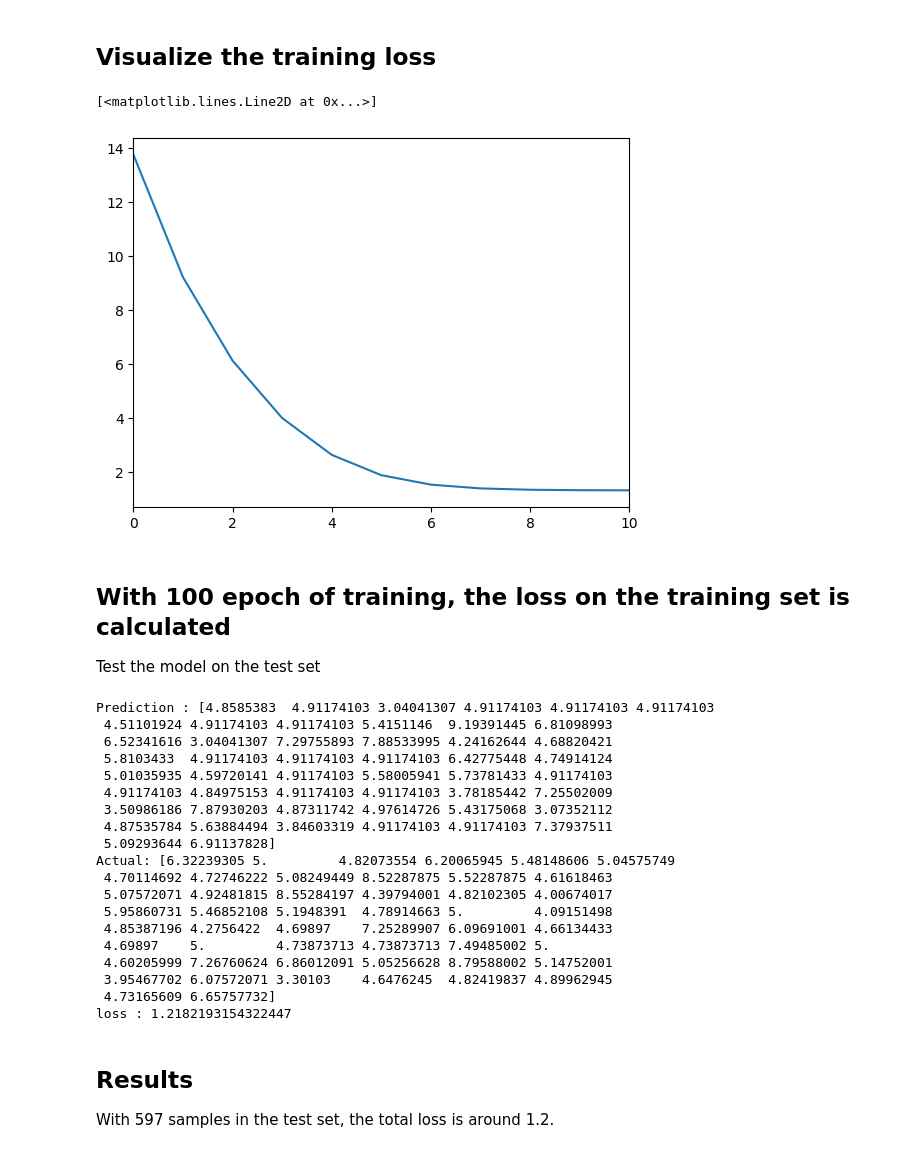
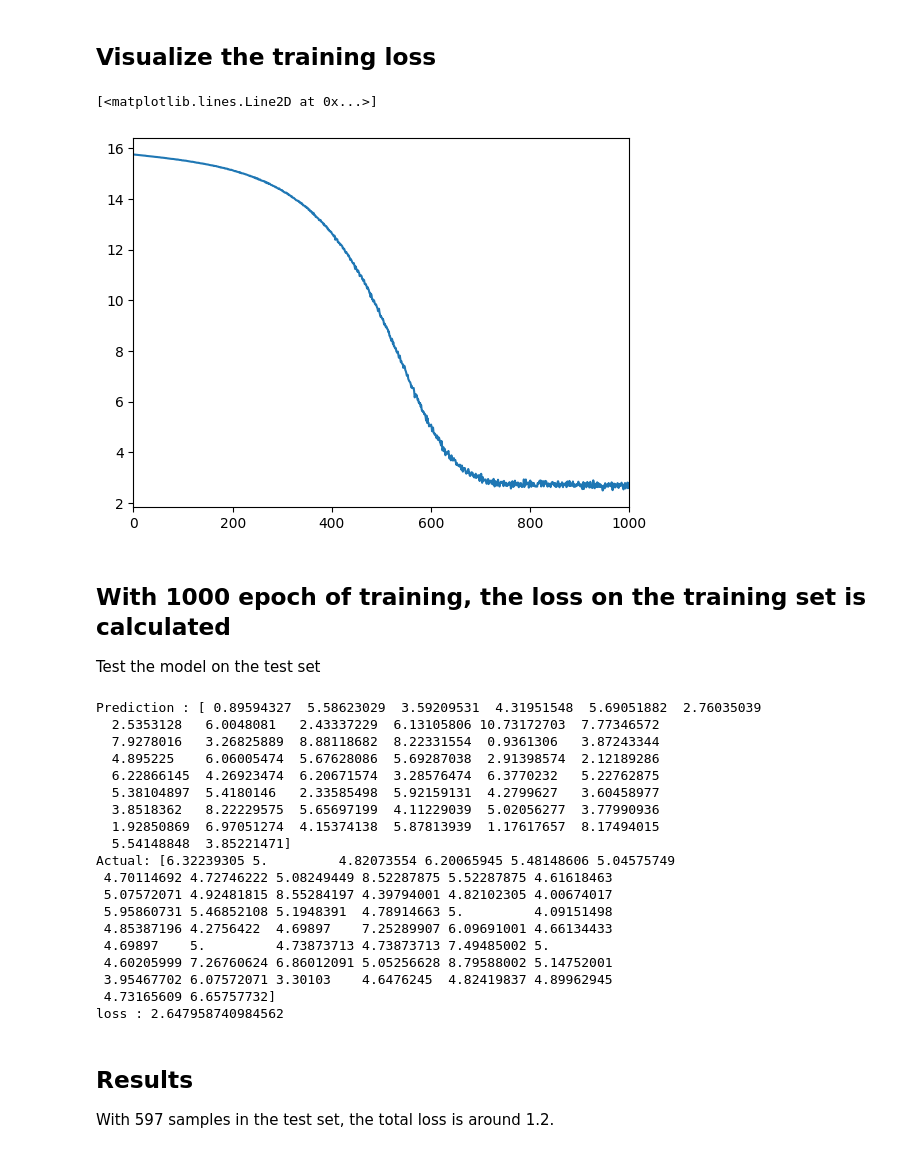
Before and after one commit to HenryYang03/pIC50_prediction_book, a Jupyter notebook: pIC50_prediction/_build/jupyter_execute/notebooks/Neural_Network_prediction.ipynb, the cells around one changed output. Drawn from its saved outputs; the diff is of its cells as text; code cells hidden in the pictures.

```diff
--- a/pIC50_prediction/_build/jupyter_execute/notebooks/Neural_Network_prediction.ipynb
+++ b/pIC50_prediction/_build/jupyter_execute/notebooks/Neural_Network_prediction.ipynb
@@ -136,21 +159,27 @@ $$
 def deriv_ReLU(Z):
     return Z > 0
 
-def back_prop(X, Y, Z1, A1, Z2, A2, W2):
+def back_prop(X, Y, Z1, A1, Z2, A2, Z3, A3, W2, W3):
     m = X.shape[1]
 
     # Output layer gradients
-    dZ2 = A2 - Y
+    dZ3 = A3 - Y
+    dW3 = (1 / m) * np.dot(dZ3, A2.T)
+    dB3 = (1 / m) * np.sum(dZ3)
+
+    # Hidden layer 2 gradients
+    dA2 = np.dot(W3.T, dZ3)
+    dZ2 = dA2 * deriv_ReLU(Z2)
     dW2 = (1 / m) * np.dot(dZ2, A1.T)
     dB2 = (1 / m) * np.sum(dZ2)
 
-    # Hidden layer gradients
+    # Hidden layer 1 gradients
     dA1 = np.dot(W2.T, dZ2)
     dZ1 = dA1 * deriv_ReLU(Z1)
     dW1 = (1 / m) * np.dot(dZ1, X.T)
     dB1 = (1 / m) * np.sum(dZ1)
 
-    return dW1, dB1, dW2, dB2
+    return dW1, dB1, dW2, dB2, dW3, dB3
 # %% [markdown]
 ## Define loss function
 # %%
@@ -161,34 +190,36 @@ def compute_loss(Y, A2):
 # %% [markdown]
 ## Define Gradient descent to update parameters
 # %%
-def update_parameters(W1, B1, W2, B2, dW1, dB1, dW2, dB2, learning_rate):
+def update_parameters(W1, B1, W2, B2, W3, B3, dW1, dB1, dW2, dB2, dW3, dB3, learning_rate):
     W1 -= learning_rate * dW1
     B1 -= learning_rate * dB1
     W2 -= learning_rate * dW2
     B2 -= learning_rate * dB2
-    return W1, B1, W2, B2
+    W3 -= learning_rate * dW3
+    B3 -= learning_rate * dB3
+    return W1, B1, W2, B2, W3, B3
 # %% [markdown]
 ## Define Training loop
 # %%
-def train(X, Y, learning_rate=0.0001, epochs=100):
-    W1, B1, W2, B2 = init_param(input_size = 885, hidden_size = 128, output_size = 1)
+def train(X, Y, learning_rate=0.00001, epochs=1000):
+    W1, B1, W2, B2, W3, B3 = init_param(input_size = 885, hidden_size_1 = 400, hidden_size_2 = 20, output_size = 1)
     loss_history = []
 
     for epoch in range(epochs):
-        Z1, A1, Z2, A2 = forward_prop(X, W1, B1, W2, B2)
-        loss = compute_loss(Y, A2)
+        Z1, A1, Z2, A2, Z3, A3 = forward_prop(X, W1, B1, W2, B2, W3, B3)
+        loss = compute_loss(Y, A3)
         loss_history.append(loss)
 
 
-        dW1, dB1, dW2, dB2 = back_prop(X, Y, Z1, A1, Z2, A2, W2)
-        W1, B1, W2, B2 = update_parameters(W1, B1, W2, B2, dW1, dB1, dW2, dB2, learning_rate)
+        dW1, dB1, dW2, dB2, dW3, dB3 = back_prop(X, Y, Z1, A1, Z2, A2, Z3, A3, W2, W3)
+        W1, B1, W2, B2, W3, B3 = update_parameters(W1, B1, W2, B2, W3, B3, dW1, dB1, dW2, dB2, dW3, dB3, learning_rate)
 
         if epoch % 100 == 0:
             print(f'Epoch {epoch}, Loss: {loss}')
 
-    return W1, B1, W2, B2, loss_history
+    return W1, B1, W2, B2, W3, B3, loss_history
 # %% [markdown]
 ## Starts training
 # %%
-trained_W1, trained_B1, trained_W2, trained_B2, loss_history = train(x_train, y_train)
+trained_W1, trained_B1, trained_W2, trained_B2, trained_W3, trained_B3, loss_history = train(x_train, y_train)
 # %% [output]
@@ -196,31 +228,31 @@ Epoch 0, Loss: 13.770451905943839
 # %% [markdown]
 ## Visualize the training loss
 # %%
-plt.xlim(0, 10)
+plt.xlim(0, 1000)
 plt.plot(loss_history)
 # %% [output]
 [<matplotlib.lines.Line2D at 0x...>]
-[figure, old version]
+[figure, new version]
 # %% [markdown]
-## With 100 epoch of training, the loss on the training set is calculated
+## With 1000 epoch of training, the loss on the training set is calculated
 
 Test the model on the test set
 # %%
-_, _, _, predicted_A2 = forward_prop(x_test, trained_W1, trained_B1, trained_W2, trained_B2)
-print(f"Prediction : {predicted_A2[0][:50]}")
+_, _, _, _, _, predicted_A3 = forward_prop(x_test, trained_W1, trained_B1, trained_W2, trained_B2, trained_W3, trained_B3)
+print(f"Prediction : {predicted_A3[0][:50]}")
 print(f"Actual: {y_test[0][:50]}")
-loss = compute_loss(y_test, predicted_A2)
+loss = compute_loss(y_test, predicted_A3)
 print(f"loss : {loss}")
 # %% [output]
-Prediction : [4.8585383  4.91174103 3.04041307 4.91174103 4.91174103 4.91174103
- 4.51101924 4.91174103 4.91174103 5.4151146  9.19391445 6.81098993
- 6.52341616 3.04041307 7.29755893 7.88533995 4.24162644 4.68820421
- 5.8103433  4.91174103 4.91174103 4.91174103 6.42775448 4.74914124
- 5.01035935 4.59720141 4.91174103 5.58005941 5.73781433 4.91174103
- 4.91174103 4.84975153 4.91174103 4.91174103 3.78185442 7.25502009
- 3.50986186 7.87930203 4.87311742 4.97614726 5.43175068 3.07352112
- 4.87535784 5.63884494 3.84603319 4.91174103 4.91174103 7.37937511
- 5.09293644 6.91137828]
+Prediction : [ 0.89594327  5.58623029  3.59209531  4.31951548  5.69051882  2.76035039
+  2.5353128   6.0048081   2.43337229  6.13105806 10.73172703  7.77346572
+  7.9278016   3.26825889  8.88118682  8.22331554  0.9361306   3.87243344
+  4.895225    6.06005474  5.67628086  5.69287038  2.91398574  2.12189286
+  6.22866145  4.26923474  6.20671574  3.28576474  6.3770232   5.22762875
+  5.38104897  5.4180146   2.33585498  5.92159131  4.2799627   3.60458977
+  3.8518362   8.22229575  5.65697199  4.11229039  5.02056277  3.77990936
+  1.92850869  6.97051274  4.15374138  5.87813939  1.17617657  8.17494015
+  5.54148848  3.85221471]
 Actual: [6.32239305 5.         4.82073554 6.20065945 5.48148606 5.04575749
  4.70114692 4.72746222 5.08249449 8.52287875 5.52287875 4.61618463
  5.07572071 4.92481815 8.55284197 4.39794001 4.82102305 4.00674017
@@ -230,7 +262,7 @@ Actual: [6.32239305 5.         4.82073554 6.20065945 5.48148606 5.04575749
  4.60205999 7.26760624 6.86012091 5.05256628 8.79588002 5.14752001
  3.95467702 6.07572071 3.30103    4.6476245  4.82419837 4.89962945
  4.73165609 6.65757732]
-loss : 1.2182193154322447
+loss : 2.647958740984562
 # %% [markdown]
 ## Results
 
```
Also changed, not shown: parts of 9 cells of this notebook, 24 other files.
